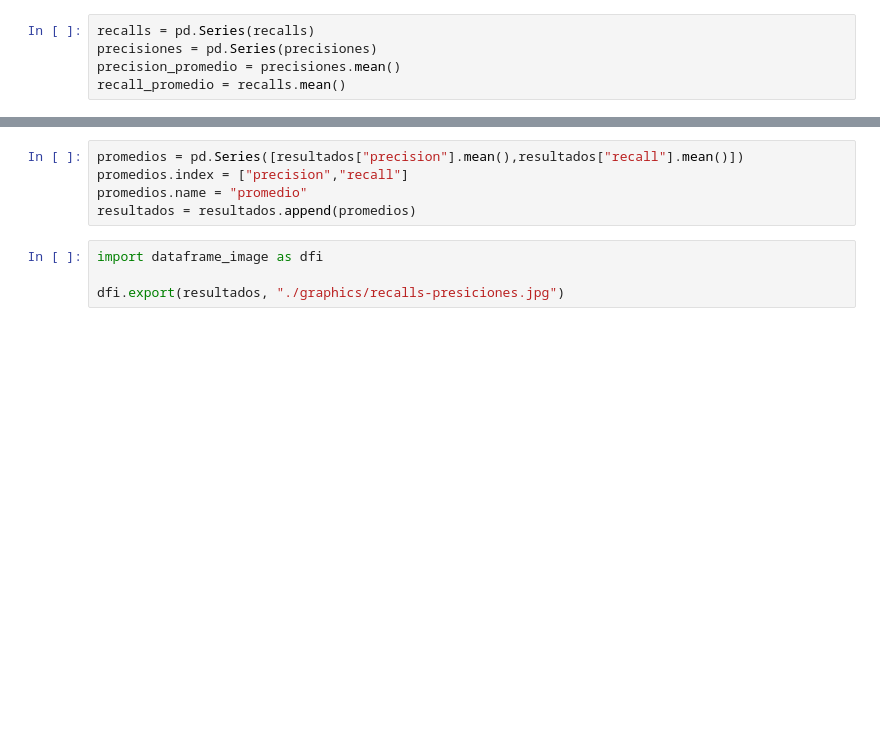
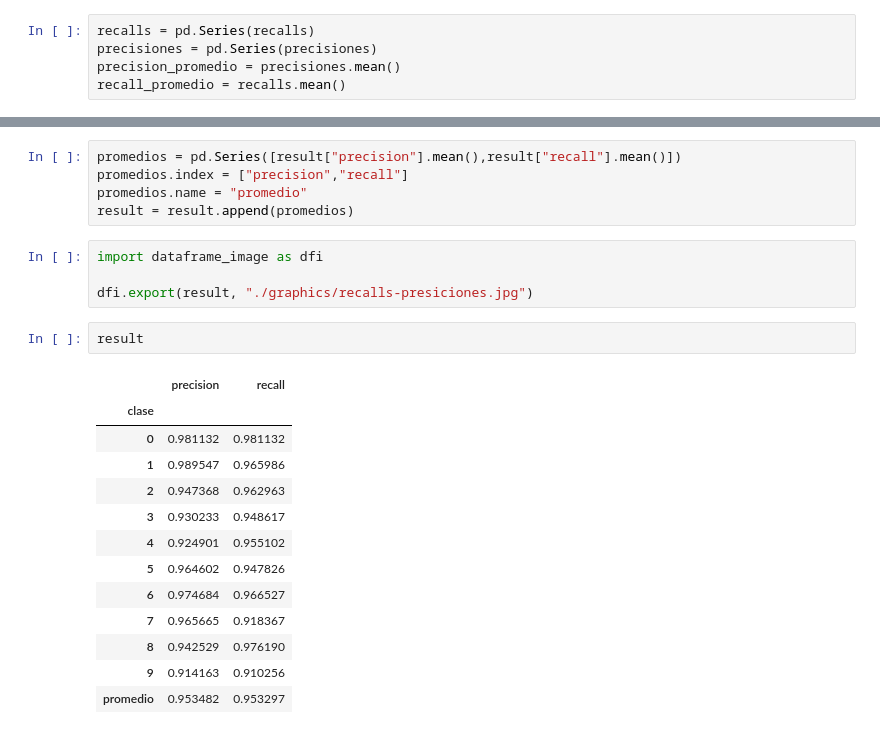
Before and after one commit to pdbruno/metnum-tp2, a Jupyter notebook: scripts/OTRAS_METRICAS.ipynb, the cells around one changed output, grey strips where cells are left out. Saved outputs shown, nothing was run; the diff lists cells and outputs as text; blank space fills up the shorter version.

```diff
--- a/scripts/OTRAS_METRICAS.ipynb
+++ b/scripts/OTRAS_METRICAS.ipynb
@@ -87,9 +84,25 @@ array([241, 275, 246, 203, 232, 205, 280, 258, 211, 221])
 # %%
-promedios = pd.Series([resultados["precision"].mean(),resultados["recall"].mean()])
+promedios = pd.Series([result["precision"].mean(),result["recall"].mean()])
 promedios.index = ["precision","recall"]
 promedios.name = "promedio"
-resultados = resultados.append(promedios)
+result = result.append(promedios)
 # %%
 import dataframe_image as dfi
 
-dfi.export(resultados, "./graphics/recalls-presiciones.jpg")
+dfi.export(result, "./graphics/recalls-presiciones.jpg")
+# %%
+result
+# %% [output]
+|  | precision | recall |
+| clase |  |  |
+| 0 | 0.981132 | 0.981132 |
+| 1 | 0.989547 | 0.965986 |
+| 2 | 0.947368 | 0.962963 |
+| 3 | 0.930233 | 0.948617 |
+| 4 | 0.924901 | 0.955102 |
+| 5 | 0.964602 | 0.947826 |
+| 6 | 0.974684 | 0.966527 |
+| 7 | 0.965665 | 0.918367 |
+| 8 | 0.942529 | 0.976190 |
+| 9 | 0.914163 | 0.910256 |
+| promedio | 0.953482 | 0.953297 |
```
Also changed, not shown: parts of 10 cells of this notebook.
